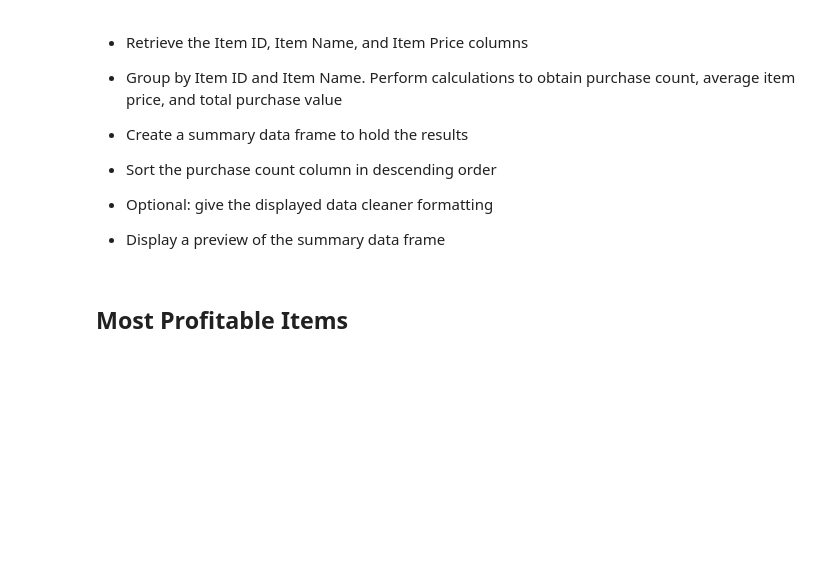
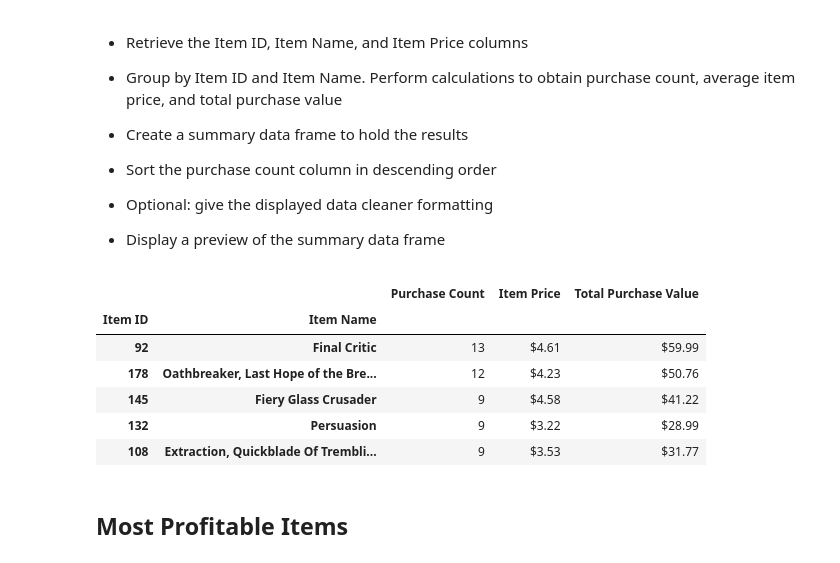
Before and after one commit to Vlvasquez23/panda-challenge, a Jupyter notebook: HeroesOfPymoli/HeroesOfPymoli_my copy.ipynb, the cells around one changed output. Cells and saved outputs as stored; diff of their text form; code cells hidden in the pictures; blank space fills up the shorter version.

```diff
--- a/HeroesOfPymoli/HeroesOfPymoli_my copy.ipynb
+++ b/HeroesOfPymoli/HeroesOfPymoli_my copy.ipynb
@@ -352,6 +352,42 @@ sort_top_spenders
 
 
 * Display a preview of the summary data frame
+# %%
+# Retrieve the Item ID, Item Name, and Item Price columns
+popular_items_list= purchase_data[["Item ID", "Item Name", "Price"]]
+
+# Group by Item ID and Item Name
+popular_items = popular_items_list.groupby(["Item ID", "Item Name"])
+
+# Calculate Purchase Count
+item_purchase_count= popular_items["Price"].count()
+
+# Calculate Total Purchase Value
+item_total_purchase_value= popular_items["Price"].sum()
+
+# Calculate Average item Price
+item_price= item_total_purchase_value/item_purchase_count
+
+# Summary DataFrame
+most_popular_items= pd.DataFrame({
+    "Purchase Count":item_purchase_count,
+    "Item Price":item_price,
+    "Total Purchase Value":item_total_purchase_value
+})
+
+# Formatting with $
+pd.options.display.float_format='${:,.2f}'.format
+
+#sort spenders
+most_popular_items.sort_values("Purchase Count", ascending=False).head()
+# %% [output]
+|  |  | Purchase Count | Item Price | Total Purchase Value |
+| Item ID | Item Name |  |  |  |
+| 92 | Final Critic | 13 | $4.61 | $59.99 |
+| 178 | Oathbreaker, Last Hope of the Bre... | 12 | $4.23 | $50.76 |
+| 145 | Fiery Glass Crusader | 9 | $4.58 | $41.22 |
+| 132 | Persuasion | 9 | $3.22 | $28.99 |
+| 108 | Extraction, Quickblade Of Trembli... | 9 | $3.53 | $31.77 |
 # %% [markdown]
 ## Most Profitable Items
 # %% [markdown]
```
Also changed, not shown: parts of 1 cell of this notebook.
